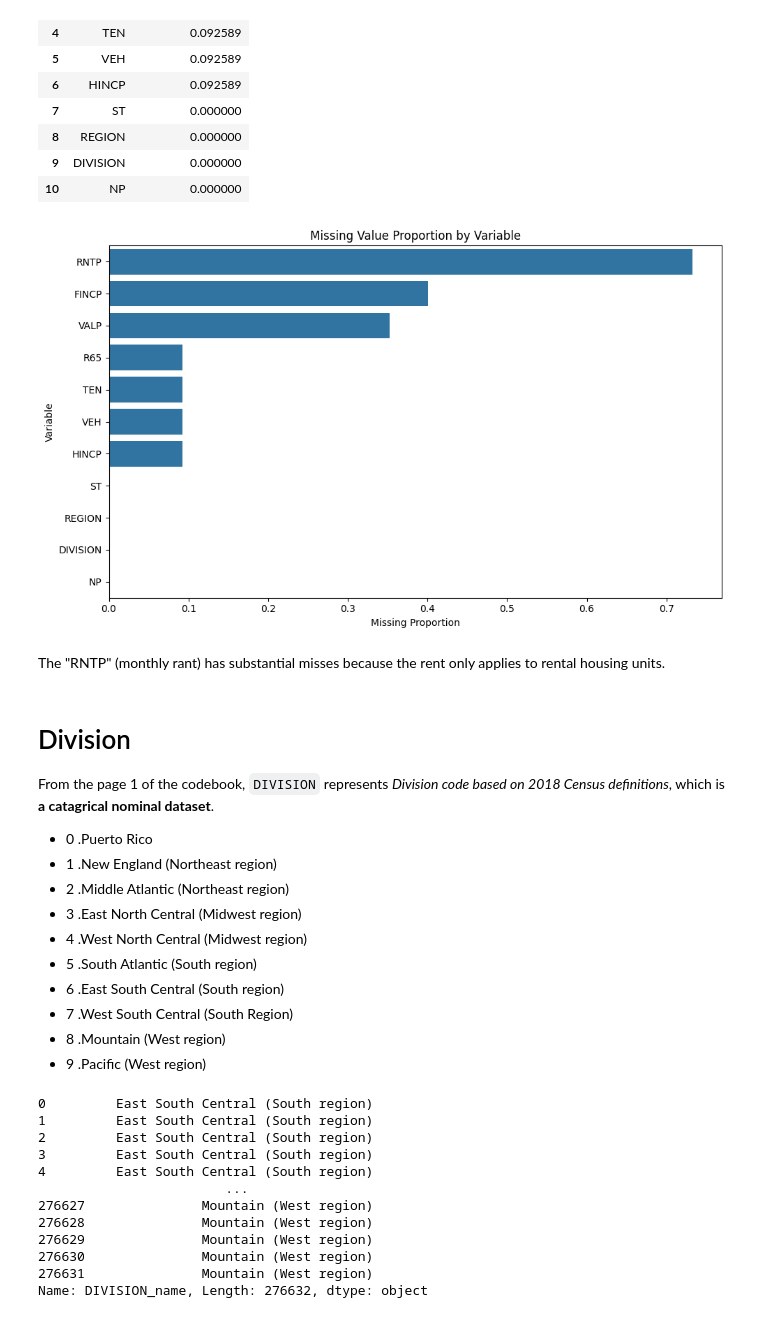
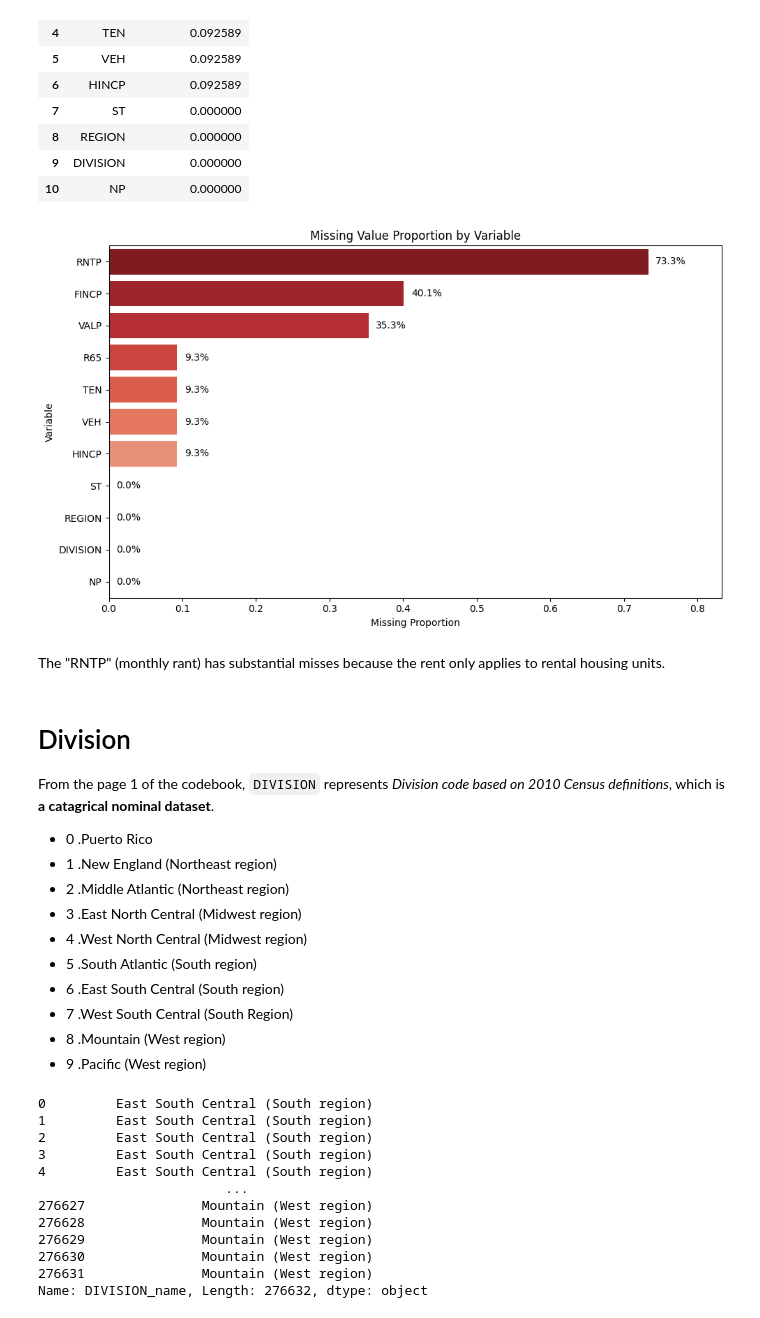
Before and after one commit to QihangStudio/acs-household-analysis, a Jupyter notebook: notebooks/eda.ipynb, the cells around one changed output. Drawn from its saved outputs; the diff is of its cells as text; code cells hidden in the pictures.

```diff
--- a/notebooks/eda.ipynb
+++ b/notebooks/eda.ipynb
@@ -111,24 +111,48 @@ missing_summary
 | 9 | DIVISION | 0.000000 |
 | 10 | NP | 0.000000 |
 # %%
+order = missing_summary["column"].tolist()
+
+palette = sns.color_palette(
+    "Reds",
+    n_colors=len(missing_summary)
+)[::-1]
+
 plt.figure(figsize=(10, 6))
-sb.barplot(
+
+ax = sns.barplot(
     data=missing_summary,
     x="missing_proportion",
-    y="column"
+    y="column",
+    order=order,
+    hue="column",
+    palette=palette,
+    legend=False
 )
+
 plt.title("Missing Value Proportion by Variable")
 plt.xlabel("Missing Proportion")
 plt.ylabel("Variable")
+
+for i, row in missing_summary.iterrows():
+    value = row["missing_proportion"]
+    ax.text(
+        value + 0.01,
+        i,
+        f"{value:.1%}",
+        va="center"
+    )
+
+plt.xlim(0, missing_summary["missing_proportion"].max() + 0.1)
 plt.tight_layout()
 plt.show()
 # %% [output]
-[figure, old version]
+[figure, new version]
 # %% [markdown]
 The "RNTP" (monthly rant) has substantial misses because the rent only applies to rental housing units.
 # %% [markdown]
 # Division
-From the page 1 of the codebook, `DIVISION` represents *Division code based on 2018 Census definitions*, which is **a catagrical nominal dataset**.
+From the page 1 of the codebook, `DIVISION` represents *Division code based on 2010 Census definitions*, which is **a catagrical nominal dataset**.
 * 0 .Puerto Rico
 * 1 .New England (Northeast region)
 * 2 .Middle Atlantic (Northeast region)
```
Also changed, not shown: parts of 20 cells of this notebook.
